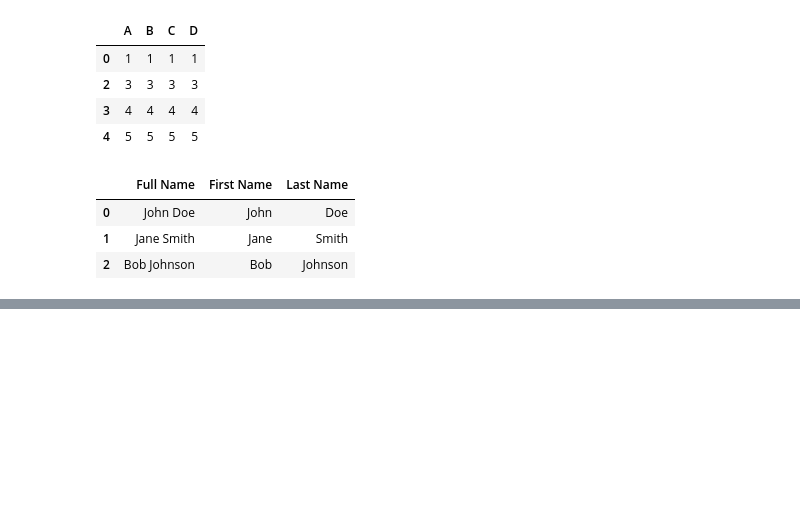
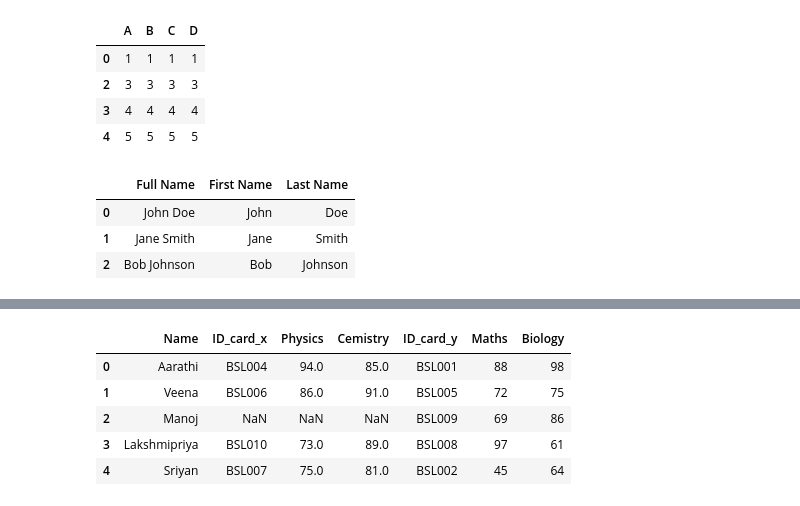
Before and after one commit to abhishek2young/Python-Hands-ON, a Jupyter notebook: python_18.ipynb, the cells around one changed output, grey strips where cells are left out. Saved outputs shown, nothing was run; the diff lists cells and outputs as text; code cells hidden in the pictures; blank space fills up the shorter version.

```diff
--- a/python_18.ipynb
+++ b/python_18.ipynb
@@ -3734,0 +4376,10 @@ df
+# %%
+df1 = pd.DataFrame({"Name":["Aarathi","Veena","Lakshmipriya","Amit","Sriyan"],
+"ID_card":['BSL004','BSL006','BSL010','BSL003','BSL007'],
+"Physics":[94,86,73,96,75],
+"Cemistry":[85,91,89,78,81]})
+df2 = pd.DataFrame({"Name":["Aarathi","Veena","Manoj","Lakshmipriya","Sriyan"],
+"ID_card":['BSL001','BSL005','BSL009','BSL008','BSL002'],
+"Maths":[88,72,69,97,45],
+"Biology":[98,75,86,61,64]})
+df1
@@ -3734,0 +4431,10 @@ df
+# %%
+result = pd.merge(df1,df2,on="Name",how="right")
+result
+# %% [output]
+|  | Name | ID_card_x | Physics | Cemistry | ID_card_y | Maths | Biology |
+| 0 | Aarathi | BSL004 | 94.0 | 85.0 | BSL001 | 88 | 98 |
+| 1 | Veena | BSL006 | 86.0 | 91.0 | BSL005 | 72 | 75 |
+| 2 | Manoj | NaN | NaN | NaN | BSL009 | 69 | 86 |
+| 3 | Lakshmipriya | BSL010 | 73.0 | 89.0 | BSL008 | 97 | 61 |
+| 4 | Sriyan | BSL007 | 75.0 | 81.0 | BSL002 | 45 | 64 |
```
Also changed, not shown: parts of 79 cells of this notebook.
